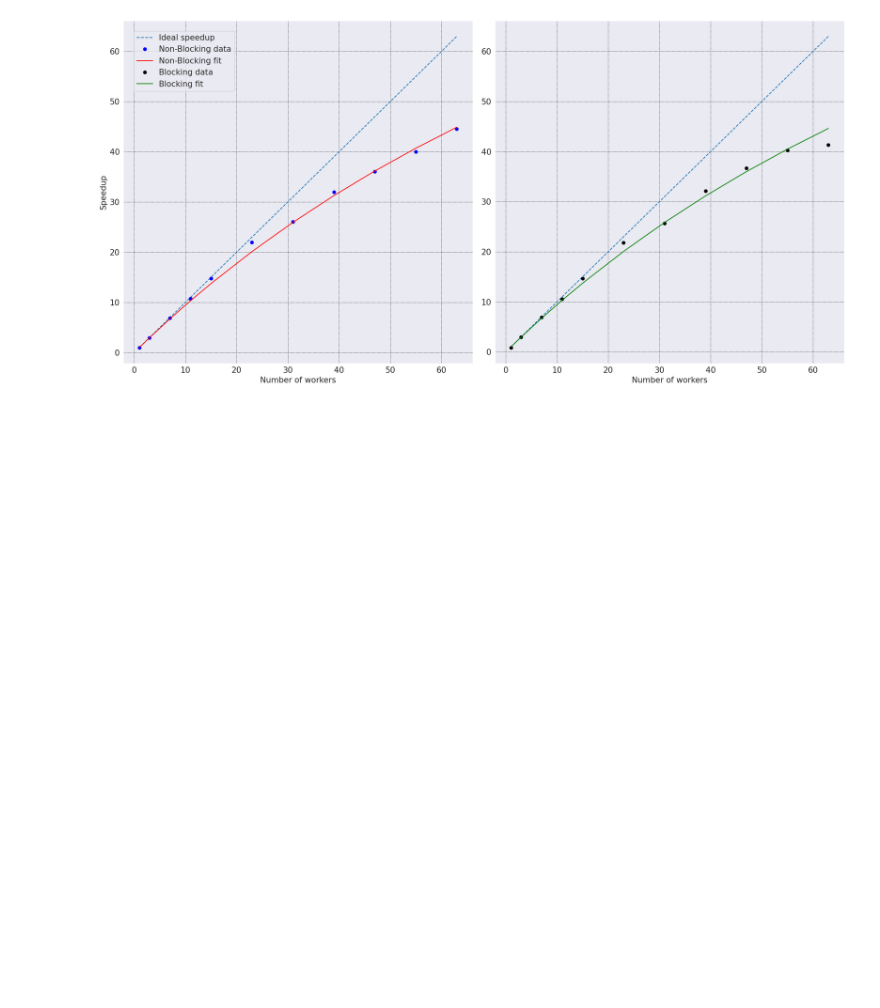
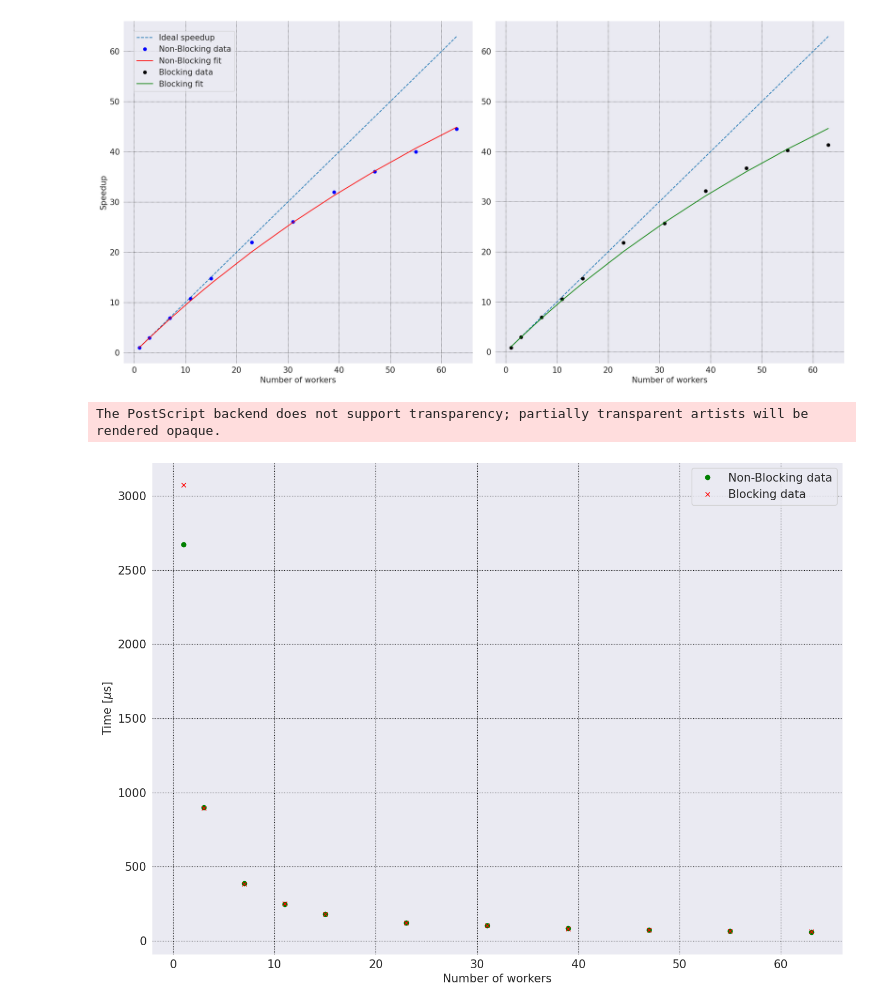
Before and after one commit to Zaptos27/HPPC, a Jupyter notebook: week3/plot.ipynb, the cells around one changed output. Saved outputs shown, nothing was run; the diff lists cells and outputs as text; code cells hidden in the pictures; blank space fills up the shorter version.

Commit message:
plot

```diff
--- a/week3/plot.ipynb
+++ b/week3/plot.ipynb
@@ -94,3 +94,16 @@ plt.show()
 # %% [output]
 The PostScript backend does not support transparency; partially transparent artists will be rendered opaque.
 [figure]
+# %%
+plt.figure(figsize=(14,10))
+plt.plot(x, (nb_arr[0]),'o',label='Non-Blocking data', color = 'GREEN')
+plt.plot(x, (b_arr[0]),'x',label='Blocking data', color = 'RED')
+plt.xlabel('Number of workers')
+plt.ylabel(r"Time [$\mu$s]")
+plt.legend()
+plt.tight_layout()
+plt.savefig('graph2.eps',dpi=192)
+plt.show()
+# %% [output]
+The PostScript backend does not support transparency; partially transparent artists will be rendered opaque.
+[figure, added]
```
